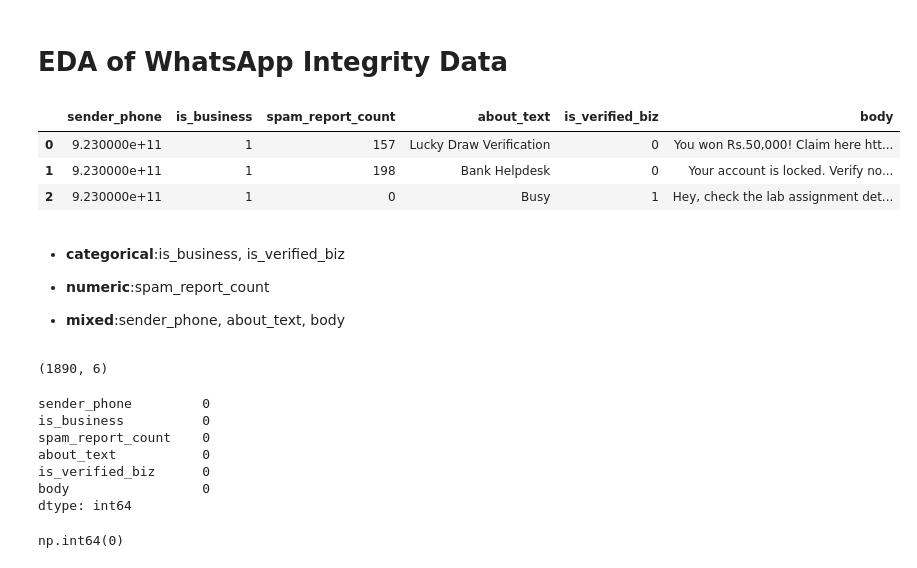
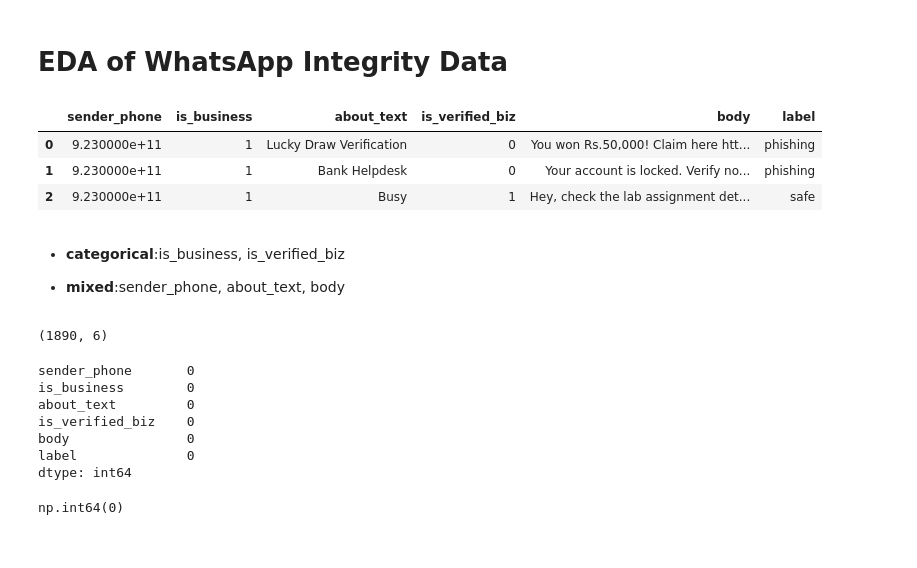
Before and after one commit to Samianadeem2005/WhatsApp_Integrity_Detector, a Jupyter notebook: notebook/EDA.ipynb, the cells around one changed output. Drawn from its saved outputs; the diff is of its cells as text; code cells hidden in the pictures.

```diff
--- a/notebook/EDA.ipynb
+++ b/notebook/EDA.ipynb
@@ -9,17 +9,16 @@ import warnings
 warnings.filterwarnings('ignore')
 # %%
 df = pd.read_csv('data/data.csv')
-df.drop(columns=["label"], inplace=True)
+df.drop(columns=["spam_report_count"], inplace=True)
 df.head(3)
 # %% [output]
-|  | sender_phone | is_business | spam_report_count | about_text | is_verified_biz | body |
-| 0 | 9.230000e+11 | 1 | 157 | Lucky Draw Verification | 0 | You won Rs.50,000! Claim here htt... |
-| 1 | 9.230000e+11 | 1 | 198 | Bank Helpdesk | 0 | Your account is locked. Verify no... |
-| 2 | 9.230000e+11 | 1 | 0 | Busy | 1 | Hey, check the lab assignment det... |
+|  | sender_phone | is_business | about_text | is_verified_biz | body | label |
+| 0 | 9.230000e+11 | 1 | Lucky Draw Verification | 0 | You won Rs.50,000! Claim here htt... | phishing |
+| 1 | 9.230000e+11 | 1 | Bank Helpdesk | 0 | Your account is locked. Verify no... | phishing |
+| 2 | 9.230000e+11 | 1 | Busy | 1 | Hey, check the lab assignment det... | safe |
 # %% [markdown]
 - **categorical**:is_business, is_verified_biz
 
-- **numeric**:spam_report_count
 
 - **mixed**:sender_phone, about_text, body
 # %%
@@ -29,12 +28,12 @@ df.shape
 # %%
 df.isnull().sum()
 # %% [output]
-sender_phone         0
-is_business          0
-spam_report_count    0
-about_text           0
-is_verified_biz      0
-body                 0
+sender_phone       0
+is_business        0
+about_text         0
+is_verified_biz    0
+body               0
+label              0
 dtype: int64
 # %%
 df.duplicated().sum()
```
Also changed, not shown: parts of 10 cells of this notebook, 5 other files.
